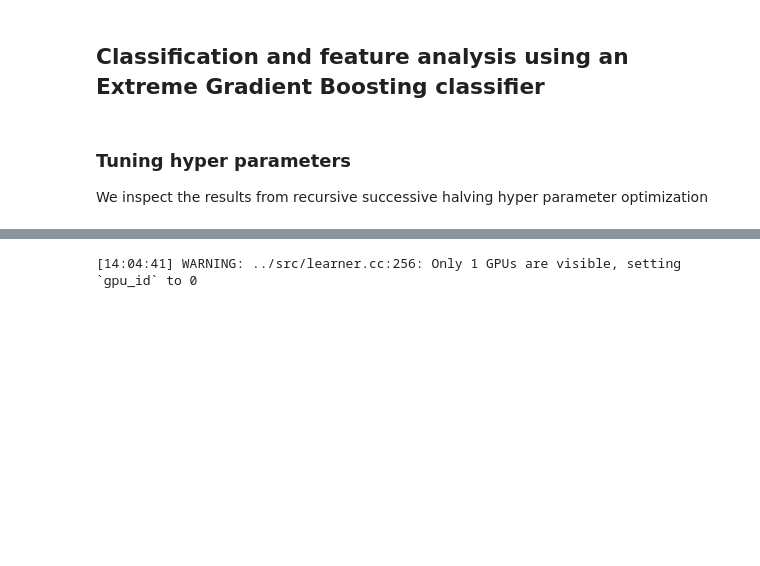
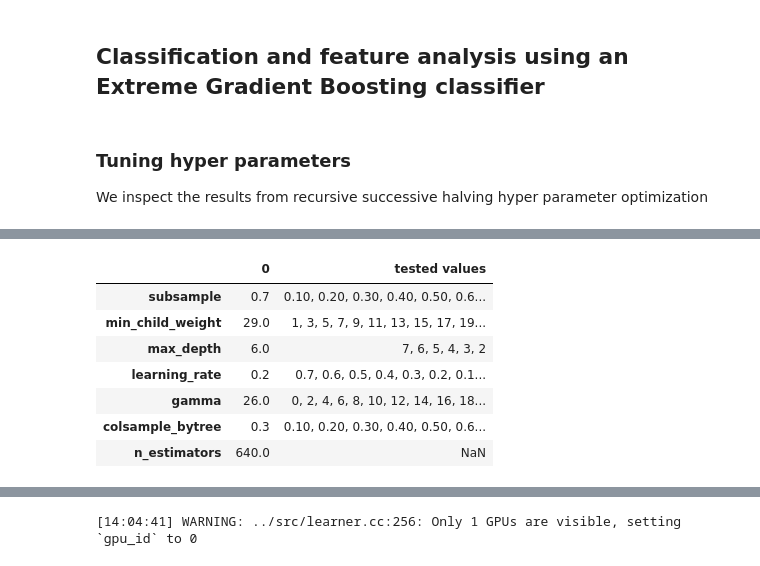
Before and after one commit to ScalableCytometryImageProcessing/SCIP-use-case-workflows, a Jupyter notebook: workflow/notebooks/WBC/scip_classification.ipynb, the cells around one changed output, grey strips where cells are left out. Cells and saved outputs as stored; diff of their text form; code cells hidden in the pictures; blank space fills up the shorter version.

```diff
--- a/workflow/notebooks/WBC/scip_classification.ipynb
+++ b/workflow/notebooks/WBC/scip_classification.ipynb
@@ -137,35 +142,34 @@ with open(hpo_full, "rb") as fh:
 # %%
-tested_values = {
-    "xgbclassifier__max_depth": [6, 5, 4, 3, 2],
-    "xgbclassifier__learning_rate": [
-        0.7,
-        0.6,
-        0.5,
-        0.4,
-        0.3,
-        0.2,
-        0.1,
-        0.05,
-        0.01,
-        0.001,
-    ],
-    "xgbclassifier__subsample": numpy.arange(start=0.1, stop=1.1, step=0.1),
-    "xgbclassifier__colsample_bytree": numpy.arange(start=0.1, stop=1.1, step=0.1),
+param_distributions = {
+    "xgbclassifier__max_depth": [7, 6, 5, 4, 3, 2],
+    "xgbclassifier__learning_rate": [0.7, 0.6, 0.5, 0.4, 0.3, 0.2, 0.1, 0.05, 0.01, 0.001],
+    "xgbclassifier__subsample": numpy.arange(start=0.1, stop=1.1, step=.1),
+    "xgbclassifier__colsample_bytree": numpy.arange(start=0.1, stop=1.1, step=.1),
     "xgbclassifier__gamma": numpy.arange(start=0, stop=31, step=2),
-    "xgbclassifier__min_child_weight": numpy.arange(start=1, stop=32, step=2),
-    "xgbclassifier__n_estimators": numpy.arange(start=10, stop=301, step=10),
+    "xgbclassifier__min_child_weight": numpy.arange(start=1, stop=32, step=2)
+    # "xgbclassifier__n_estimators": numpy.arange(start=10, stop=301, step=10)
 }
 # %%
 pandas.set_option("display.max_colwidth", 1000)
 # %%
 tmp_df = pandas.DataFrame([e.best_params_ for e in grid_full["estimator"]]).T
-for k, v in tested_values.items():
+for k, v in param_distributions.items():
     if type(v[0]) is numpy.float64:
         tmp_df.loc[k, "tested values"] = ", ".join(["%.2f" % i for i in v])
     else:
         tmp_df.loc[k, "tested values"] = ", ".join([str(i) for i in v])
 tmp_df.index = [c[len("xgbclassifier__") :] for c in tmp_df.index]
-print(tmp_df.to_latex(float_format="%.2f", escape=False))
+tmp_df
+# print(tmp_df.to_latex(float_format="%.2f", escape=False))
+# %% [output]
+|  | 0 | tested values |
+| subsample | 0.7 | 0.10, 0.20, 0.30, 0.40, 0.50, 0.6... |
+| min_child_weight | 29.0 | 1, 3, 5, 7, 9, 11, 13, 15, 17, 19... |
+| max_depth | 6.0 | 7, 6, 5, 4, 3, 2 |
+| learning_rate | 0.2 | 0.7, 0.6, 0.5, 0.4, 0.3, 0.2, 0.1... |
+| gamma | 26.0 | 0, 2, 4, 6, 8, 10, 12, 14, 16, 18... |
+| colsample_bytree | 0.3 | 0.10, 0.20, 0.30, 0.40, 0.50, 0.6... |
+| n_estimators | 640.0 | NaN |
 # %%
 grid_full["test_balanced_accuracy"].mean(), scipy.stats.sem(
     grid_full["test_balanced_accuracy"]
```
Also changed, not shown: parts of 5 cells of this notebook.
